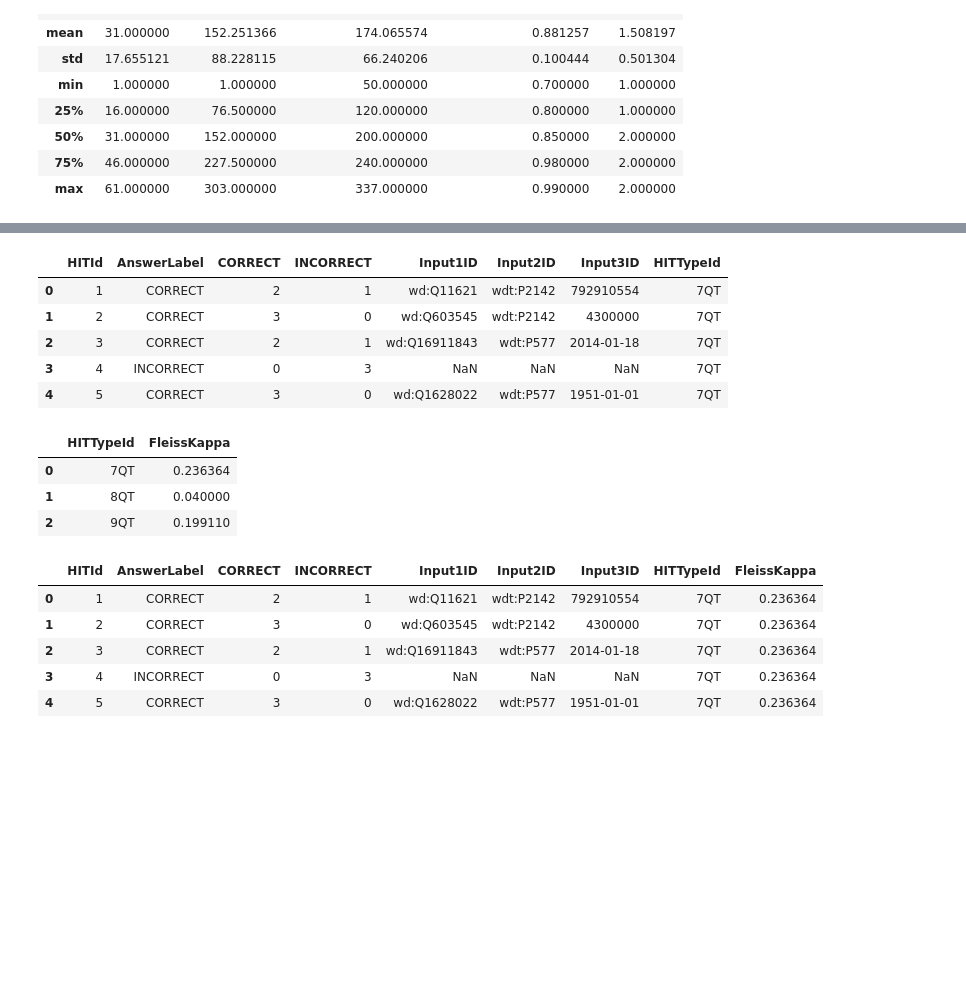
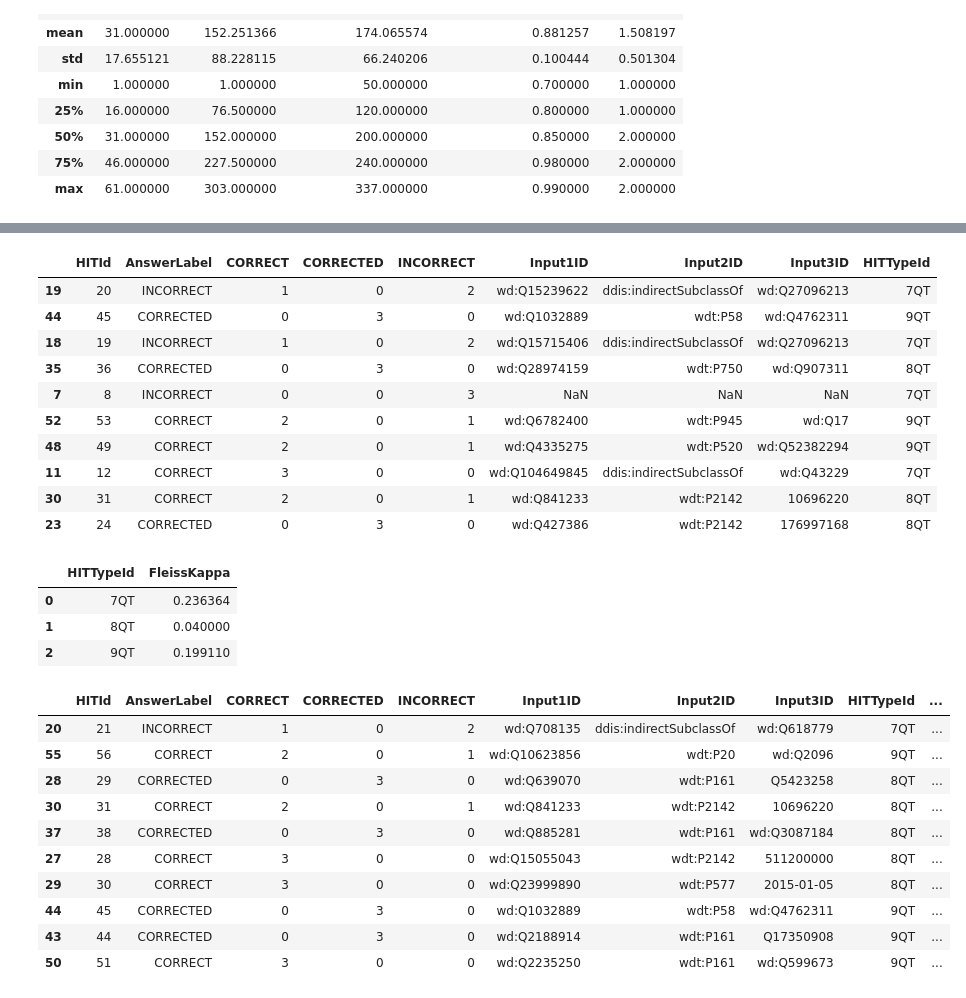
Before and after one commit to liamti5/AI-QA-System-for-movies-UZH, a Jupyter notebook: notebooks/crowdsourcing/crowdsourcing.ipynb, the cells around one changed output, grey strips where cells are left out. Saved outputs shown, nothing was run; the diff lists cells and outputs as text; code cells hidden in the pictures; blank space fills up the shorter version.

Commit message:
implemented crowdsourcing

```diff
--- a/notebooks/crowdsourcing/crowdsourcing.ipynb
+++ b/notebooks/crowdsourcing/crowdsourcing.ipynb
@@ -108,6 +117,6 @@ corrected_data[['HITId', 'Input1ID', 'Input2ID', 'Input3ID']].head()
 # %%
 # Recalculate the majority vote
-majority_vote = crowd_df.groupby("HITId")["AnswerLabel"].agg(
+majority_vote = corrected_data.groupby("HITId")["AnswerLabel"].agg(
     lambda x: x.value_counts().index[0]
 )
 
@@ -115,7 +124,7 @@ final_answers = majority_vote.reset_index()
 
 # Get the distribution of answers for each HITId
 answer_distribution = (
-    crowd_df.groupby("HITId")["AnswerLabel"].value_counts().unstack(fill_value=0)
+    corrected_data.groupby("HITId")["AnswerLabel"].value_counts().unstack(fill_value=0)
 )
 
 # Join the majority vote table with the answer distribution
@@ -123,7 +132,7 @@ final_answers_with_distribution = final_answers.join(answer_distribution, on="HI
 
 # Include the correct inputs
 correct_inputs = (
-    crowd_df[crowd_df["AnswerLabel"] == "CORRECT"]
+    corrected_data[corrected_data["AnswerLabel"] != "INCORRECT"]
     .groupby("HITId")
     .first()[["Input1ID", "Input2ID", "Input3ID"]]
 )
@@ -134,18 +143,23 @@ final_answers_with_distribution = final_answers_with_distribution.join(
 
 # Adding the batch identifier (HITTypeId) to the final table
 final_answers_with_batch = final_answers_with_distribution.join(
-    crowd_df[["HITId", "HITTypeId"]].drop_duplicates().set_index("HITId"), on="HITId"
+    corrected_data[["HITId", "HITTypeId"]].drop_duplicates().set_index("HITId"), on="HITId"
 )
 
 # Display the updated table with HITTypeId
-final_answers_with_batch.head()
+final_answers_with_batch.sample(10)
 # %% [output]
-|  | HITId | AnswerLabel | CORRECT | INCORRECT | Input1ID | Input2ID | Input3ID | HITTypeId |
-| 0 | 1 | CORRECT | 2 | 1 | wd:Q11621 | wdt:P2142 | 792910554 | 7QT |
-| 1 | 2 | CORRECT | 3 | 0 | wd:Q603545 | wdt:P2142 | 4300000 | 7QT |
-| 2 | 3 | CORRECT | 2 | 1 | wd:Q16911843 | wdt:P577 | 2014-01-18 | 7QT |
-| 3 | 4 | INCORRECT | 0 | 3 | NaN | NaN | NaN | 7QT |
-| 4 | 5 | CORRECT | 3 | 0 | wd:Q1628022 | wdt:P577 | 1951-01-01 | 7QT |
+|  | HITId | AnswerLabel | CORRECT | CORRECTED | INCORRECT | Input1ID | Input2ID | Input3ID | HITTypeId |
+| 19 | 20 | INCORRECT | 1 | 0 | 2 | wd:Q15239622 | ddis:indirectSubclassOf | wd:Q27096213 | 7QT |
+| 44 | 45 | CORRECTED | 0 | 3 | 0 | wd:Q1032889 | wdt:P58 | wd:Q4762311 | 9QT |
+| 18 | 19 | INCORRECT | 1 | 0 | 2 | wd:Q15715406 | ddis:indirectSubclassOf | wd:Q27096213 | 7QT |
+| 35 | 36 | CORRECTED | 0 | 3 | 0 | wd:Q28974159 | wdt:P750 | wd:Q907311 | 8QT |
+| 7 | 8 | INCORRECT | 0 | 0 | 3 | NaN | NaN | NaN | 7QT |
+| 52 | 53 | CORRECT | 2 | 0 | 1 | wd:Q6782400 | wdt:P945 | wd:Q17 | 9QT |
+| 48 | 49 | CORRECT | 2 | 0 | 1 | wd:Q4335275 | wdt:P520 | wd:Q52382294 | 9QT |
+| 11 | 12 | CORRECT | 3 | 0 | 0 | wd:Q104649845 | ddis:indirectSubclassOf | wd:Q43229 | 7QT |
+| 30 | 31 | CORRECT | 2 | 0 | 1 | wd:Q841233 | wdt:P2142 | 10696220 | 8QT |
+| 23 | 24 | CORRECTED | 0 | 3 | 0 | wd:Q427386 | wdt:P2142 | 176997168 | 8QT |
 # %%
 from statsmodels.stats.inter_rater import fleiss_kappa
 
@@ -170,13 +184,18 @@ fleiss_kappa_df.head()
 | 2 | 9QT | 0.199110 |
 # %%
 final_joined_df = final_answers_with_batch.merge(fleiss_kappa_df, on='HITTypeId').reset_index(drop=True)
-final_joined_df.head()
+final_joined_df.sample(10)
 # %% [output]
-|  | HITId | AnswerLabel | CORRECT | INCORRECT | Input1ID | Input2ID | Input3ID | HITTypeId | FleissKappa |
-| 0 | 1 | CORRECT | 2 | 1 | wd:Q11621 | wdt:P2142 | 792910554 | 7QT | 0.236364 |
-| 1 | 2 | CORRECT | 3 | 0 | wd:Q603545 | wdt:P2142 | 4300000 | 7QT | 0.236364 |
-| 2 | 3 | CORRECT | 2 | 1 | wd:Q16911843 | wdt:P577 | 2014-01-18 | 7QT | 0.236364 |
-| 3 | 4 | INCORRECT | 0 | 3 | NaN | NaN | NaN | 7QT | 0.236364 |
-| 4 | 5 | CORRECT | 3 | 0 | wd:Q1628022 | wdt:P577 | 1951-01-01 | 7QT | 0.236364 |
+|  | HITId | AnswerLabel | CORRECT | CORRECTED | INCORRECT | Input1ID | Input2ID | Input3ID | HITTypeId | ... |
+| 20 | 21 | INCORRECT | 1 | 0 | 2 | wd:Q708135 | ddis:indirectSubclassOf | wd:Q618779 | 7QT | ... |
+| 55 | 56 | CORRECT | 2 | 0 | 1 | wd:Q10623856 | wdt:P20 | wd:Q2096 | 9QT | ... |
+| 28 | 29 | CORRECTED | 0 | 3 | 0 | wd:Q639070 | wdt:P161 | Q5423258 | 8QT | ... |
+| 30 | 31 | CORRECT | 2 | 0 | 1 | wd:Q841233 | wdt:P2142 | 10696220 | 8QT | ... |
+| 37 | 38 | CORRECTED | 0 | 3 | 0 | wd:Q885281 | wdt:P161 | wd:Q3087184 | 8QT | ... |
+| 27 | 28 | CORRECT | 3 | 0 | 0 | wd:Q15055043 | wdt:P2142 | 511200000 | 8QT | ... |
+| 29 | 30 | CORRECT | 3 | 0 | 0 | wd:Q23999890 | wdt:P577 | 2015-01-05 | 8QT | ... |
+| 44 | 45 | CORRECTED | 0 | 3 | 0 | wd:Q1032889 | wdt:P58 | wd:Q4762311 | 9QT | ... |
+| 43 | 44 | CORRECTED | 0 | 3 | 0 | wd:Q2188914 | wdt:P161 | Q17350908 | 9QT | ... |
+| 50 | 51 | CORRECT | 3 | 0 | 0 | wd:Q2235250 | wdt:P161 | wd:Q599673 | 9QT | ... |
 # %%
 final_only_correct = final_joined_df.drop(final_joined_df[final_joined_df.AnswerLabel == "INCORRECT"].index)
```
Also changed, not shown: parts of 8 cells of this notebook, 6 other files.
